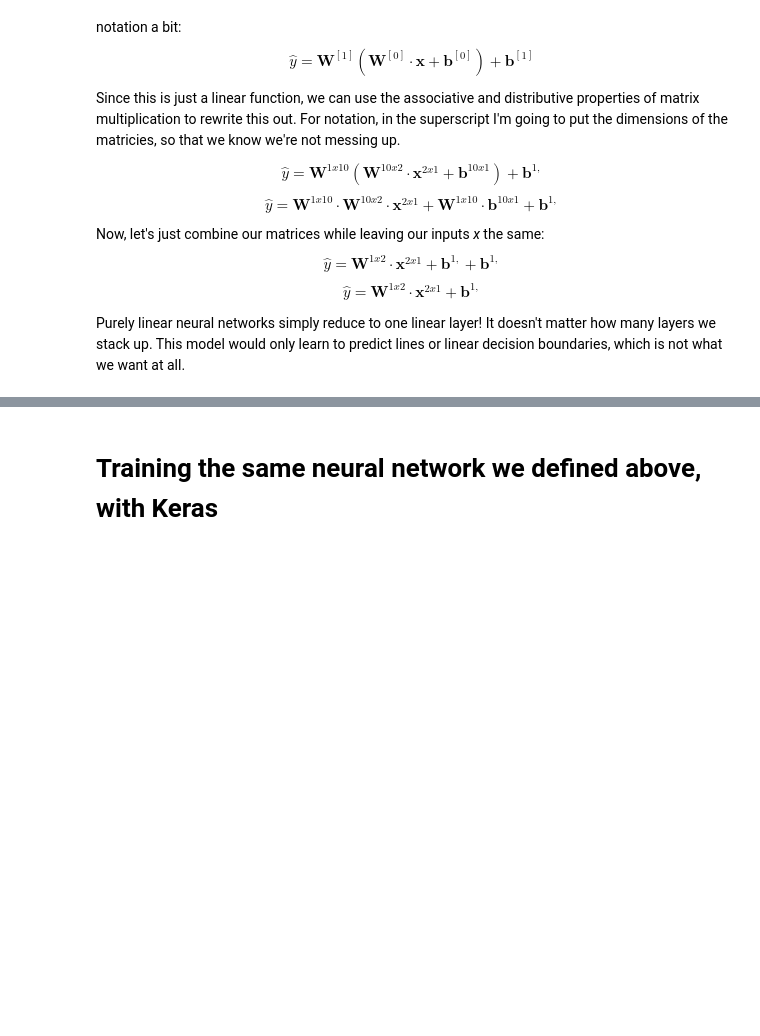
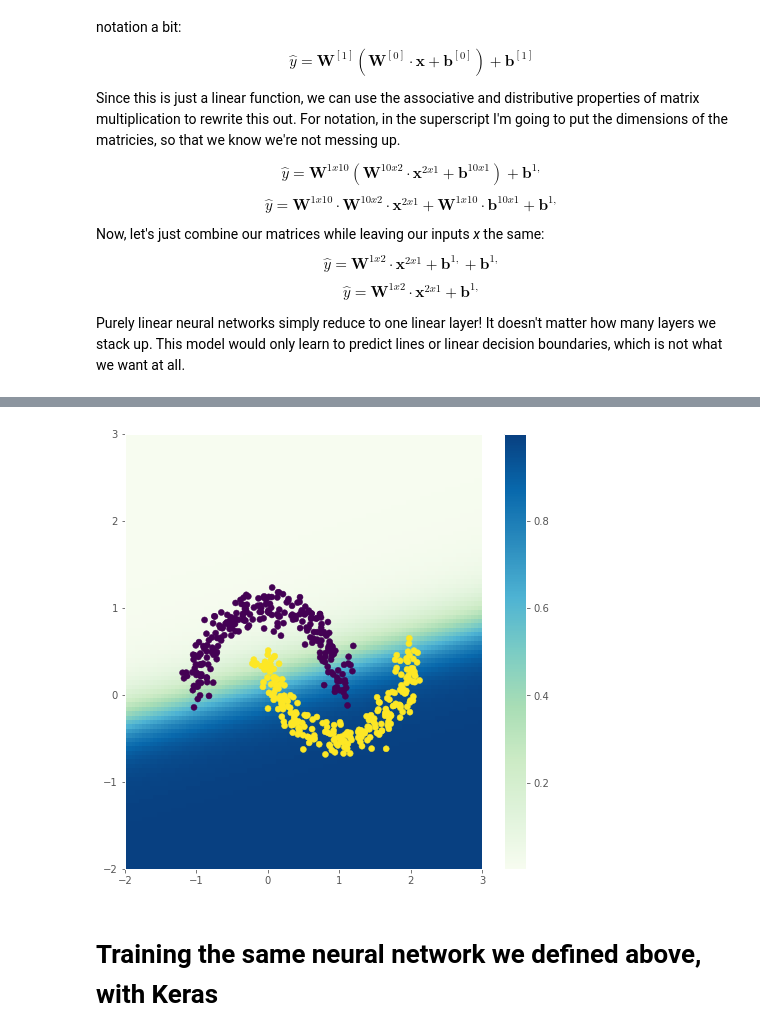
Before and after one commit to jbohnslav/neural_networks_intro, a Jupyter notebook: nn_intro.ipynb, the cells around one changed output, grey strips where cells are left out. Cells and saved outputs as stored; diff of their text form; code cells hidden in the pictures; blank space fills up the shorter version.

Commit message:
fixed bug in sigmoid network, not relu

```diff
--- a/nn_intro.ipynb
+++ b/nn_intro.ipynb
@@ -294,9 +278,0 @@ class Network:
-# %%
-network = Network()
-
-index = random.randint(0,N)
-# index into our X array to get one datapoint
-x = X[index,:]
-
-y_hat = network.forward(x)
-print(y_hat)
@@ -470,22 +480,21 @@ To see how this looks visualized, look at this image from [Jaewan Yun's GitHub:]
 # %%
-# lr = 0.05
-# batch_size = 16
+lr = 0.1
+batch_size = 128
 
-# network = Network()
+network = Network(nonlinearity='sigmoid', neurons=10)
 
+for i in range(100):
+    index = np.random.randint(0,N, size=(batch_size,))
+    # index into our X array to get one datapoint
+    x = X[index,:].T
+    y = Y[index]
 
-# for i in range(100):
-#     index = np.random.randint(0,N, size=(batch_size,))
-#     # index into our X array to get one datapoint
-#     x = X[index,:].T
-#     y = Y[index]
+    y_hat = network.forward(x)
+    loss = loss_function(y_hat,y)
+    gradients = network.backward(y_hat, x,y)
 
-#     y_hat = network.forward(x)
-#     loss = loss_function(y_hat,y)
-#     gradients = network.backward(y_hat, x,y)
-
-#     print('step:%d: loss=%.4f' %(i,loss))
-#     for param in list(gradients.keys()):
-#         # print(network.parameters[param].shape, gradients[param].shape)
-#         network.parameters[param] -= lr*gradients[param]
+    print('step:%d: loss=%.4f' %(i,loss))
+    for param in list(gradients.keys()):
+        # print(network.parameters[param].shape, gradients[param].shape)
+        network.parameters[param] -= lr*gradients[param]
 # %% [output]
@@ -497,3 +526,7 @@ ValueError: shapes (1,16) and (1,10) not aligned: 16 (dim 1) != 1 (dim 0)
+# %%
+visualize_predictions(X,Y, network, grid_size=100)
+# %% [output]
+[figure, added]
 # %% [markdown]
 # Training the same neural network we defined above, with Keras
 # %%
```
Also changed, not shown: parts of 13 cells of this notebook.
